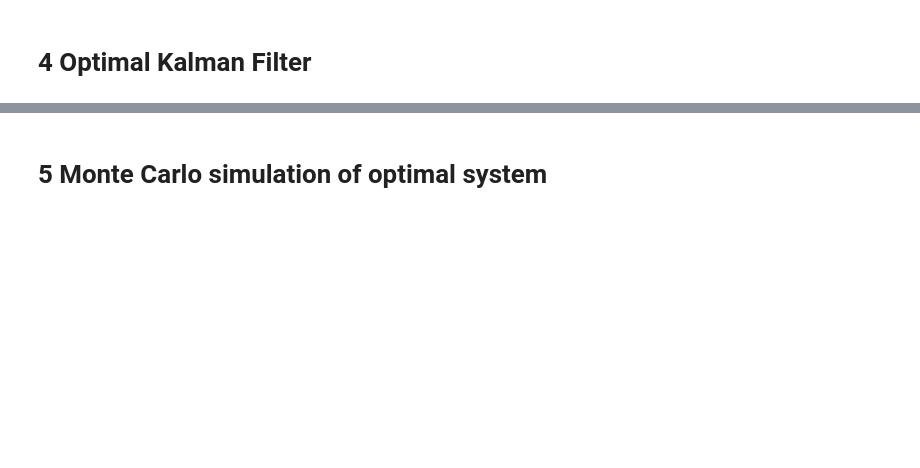
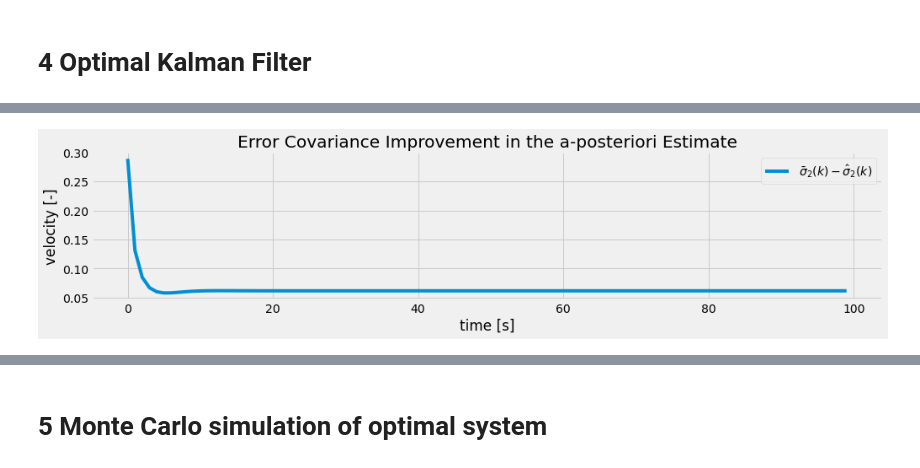
Before and after one commit to fonstelien/TEK4050, a Jupyter notebook: project/project.ipynb, the cells around one changed output, grey strips where cells are left out. Cells and saved outputs as stored; diff of their text form; code cells hidden in the pictures; blank space fills up the shorter version.

```diff
--- a/project/project.ipynb
+++ b/project/project.ipynb
@@ -483,0 +483,12 @@ plt.show()
+# %%
+fig, axes = plt.subplots(ncols=1, nrows=1, figsize=(15,3))
+
+ax = axes
+ax.set_title('Error Covariance Improvement in the a-posteriori Estimate')
+ax.plot(sqrt(p_bar[:,:-1:mi].sum(axis=0)) - sqrt(p_hat.sum(axis=0)))
+ax.set_ylabel('velocity [-]')
+ax.set_xlabel('time [s]')
+ax.legend([r'$\bar{\sigma}_2(k) - \hat{\sigma}_2(k)$'])
+plt.show()
+# %% [output]
+[figure, added]
```
Also changed, not shown: parts of 20 cells of this notebook.
